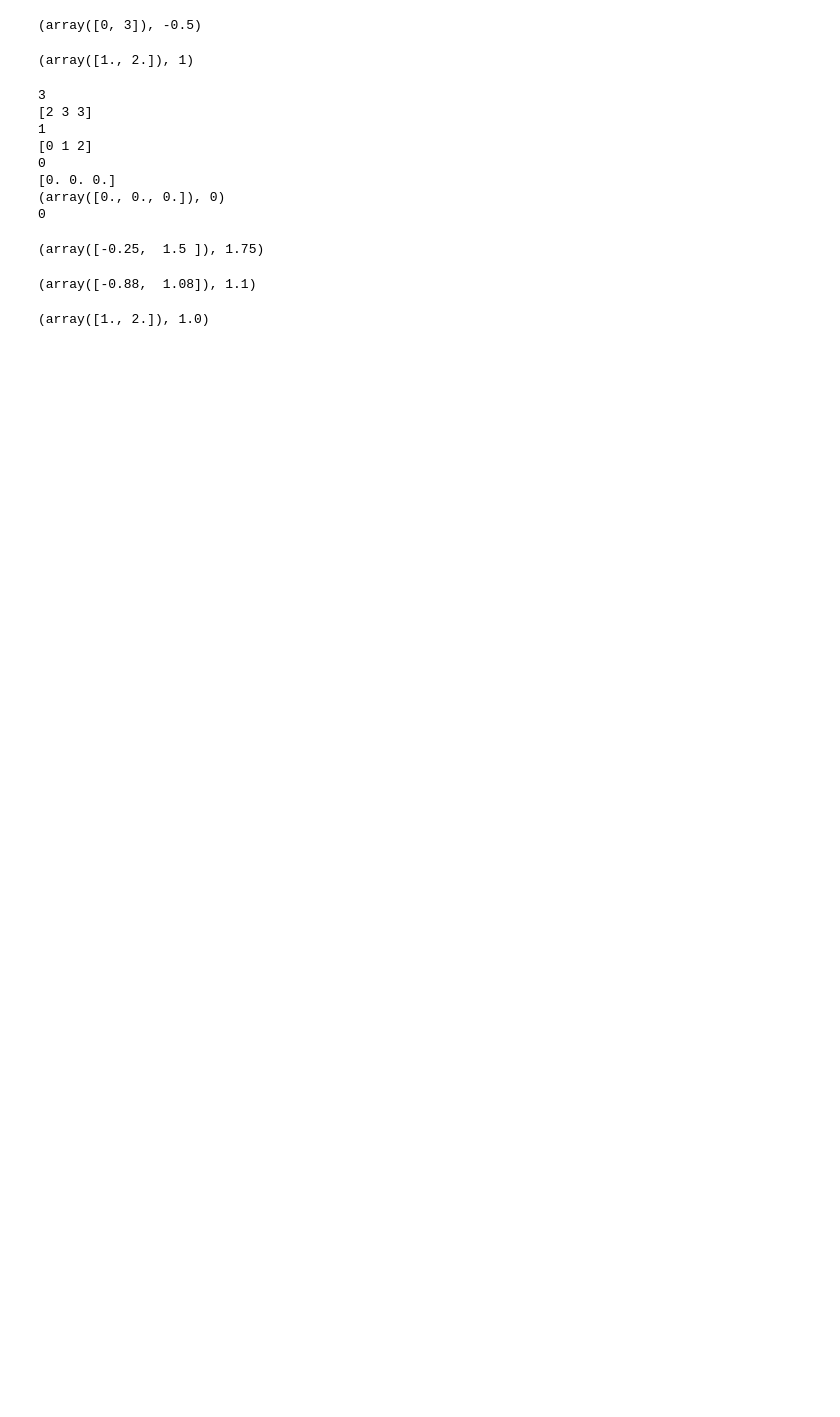
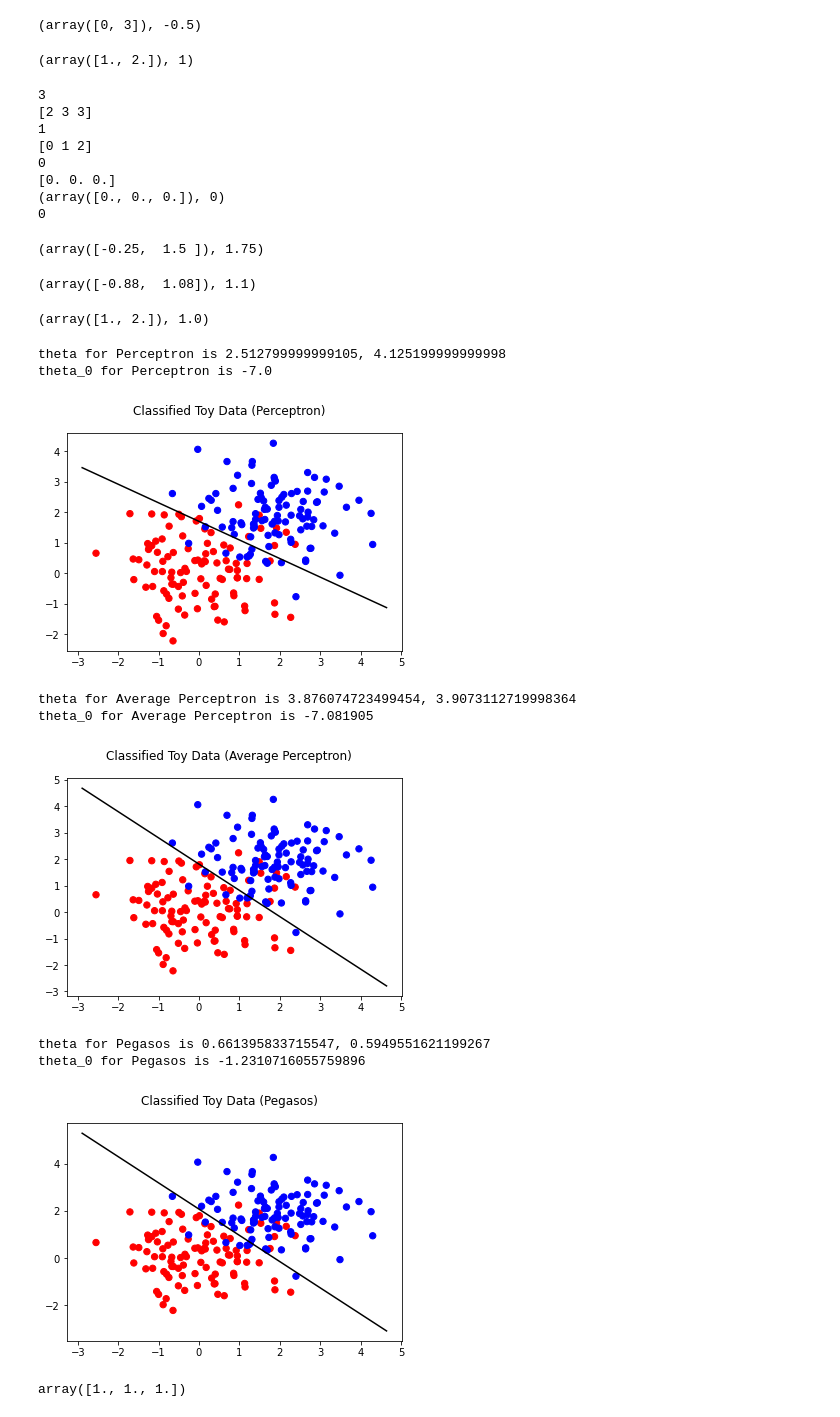
Before and after one commit to Mnarbekov/MIT_6.86x_ML_course, a Jupyter notebook: Project_1_MN.ipynb, the cells around one changed output. Drawn from its saved outputs; the diff is of its cells as text; code cells hidden in the pictures; blank space fills up the shorter version.

```diff
--- a/Project_1_MN.ipynb
+++ b/Project_1_MN.ipynb
@@ -349,3 +351,57 @@ def pegasos(feature_matrix, labels, T, L):
 pegasos(np.array([[1, 2]]), np.array([1]), 1, 0.2)
 # %% [output]
 (array([1., 2.]), 1.0)
+# %%
+import project1 as p1
+import utils
+import numpy as np
+
+#-------------------------------------------------------------------------------
+# Data loading. There is no need to edit code in this section.
+#-------------------------------------------------------------------------------
+
+train_data = utils.load_data('reviews_train.tsv')
+val_data = utils.load_data('reviews_val.tsv')
+test_data = utils.load_data('reviews_test.tsv')
+
+train_texts, train_labels = zip(*((sample['text'], sample['sentiment']) for sample in train_data))
+val_texts, val_labels = zip(*((sample['text'], sample['sentiment']) for sample in val_data))
+test_texts, test_labels = zip(*((sample['text'], sample['sentiment']) for sample in test_data))
+
+dictionary = p1.bag_of_words(train_texts)
+
+train_bow_features = p1.extract_bow_feature_vectors(train_texts, dictionary)
+val_bow_features = p1.extract_bow_feature_vectors(val_texts, dictionary)
+test_bow_features = p1.extract_bow_feature_vectors(test_texts, dictionary)
+# %%
+#-------------------------------------------------------------------------------
+# Problem 5
+#-------------------------------------------------------------------------------
+
+toy_features, toy_labels = toy_data = utils.load_toy_data('toy_data.tsv')
+
+T = 10 #to check if coverge change to 1,000 and 2,000
+L = 0.2
+
+thetas_perceptron = p1.perceptron(toy_features, toy_labels, T)
+thetas_avg_perceptron = p1.average_perceptron(toy_features, toy_labels, T)
+thetas_pegasos = p1.pegasos(toy_features, toy_labels, T, L)
+
+def plot_toy_results(algo_name, thetas):
+    print('theta for', algo_name, 'is', ', '.join(map(str,list(thetas[0]))))
+    print('theta_0 for', algo_name, 'is', str(thetas[1]))
+    utils.plot_toy_data(algo_name, toy_features, toy_labels, thetas)
+
+plot_toy_results('Perceptron', thetas_perceptron)
+plot_toy_results('Average Perceptron', thetas_avg_perceptron)
+plot_toy_results('Pegasos', thetas_pegasos)
+# %% [output]
+theta for Perceptron is 2.512799999999105, 4.125199999999998
+theta_0 for Perceptron is -7.0
+[figure, added]
+theta for Average Perceptron is 3.876074723499454, 3.9073112719998364
+theta_0 for Average Perceptron is -7.081905
+[figure, added]
+theta for Pegasos is 0.661395833715547, 0.5949551621199267
+theta_0 for Pegasos is -1.2310716055759896
+[figure, added]
@@ -351,0 +440,4 @@ pegasos(np.array([[1, 2]]), np.array([1]), 1, 0.2)
+# %%
+classify(np.array([[1, 1], [1, 1], [1, 1]]), np.array([1, 1]), 0)
+# %% [output]
+array([1., 1., 1.])
```
Also changed, not shown: parts of 22 cells of this notebook.
